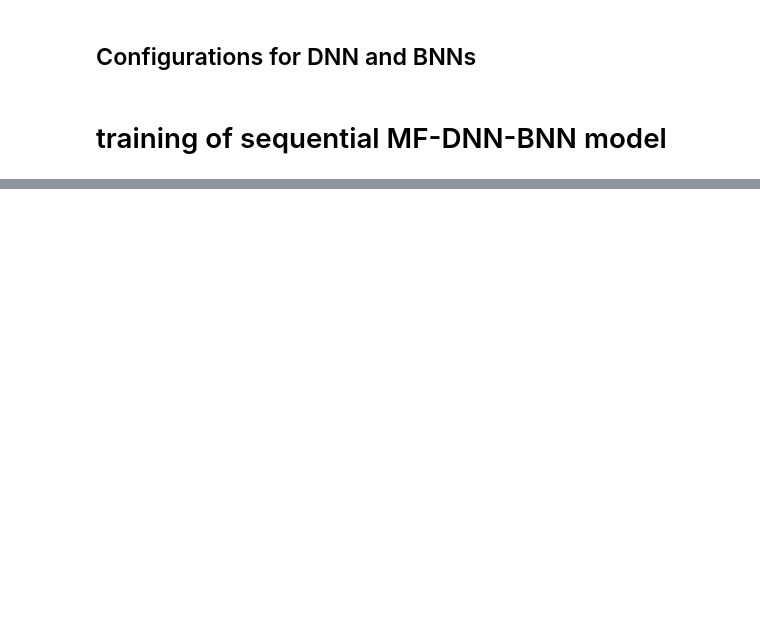
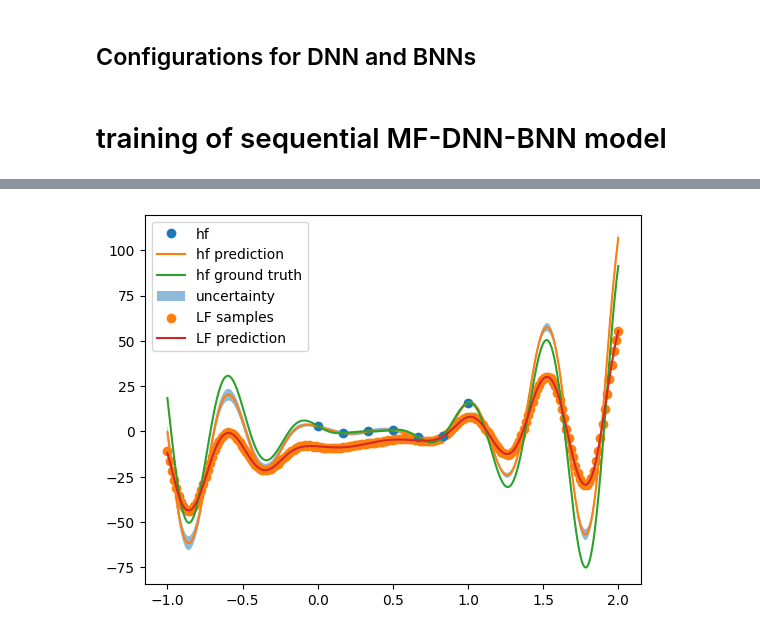
Before and after one commit to bessagroup/mfbml, a Jupyter notebook: studies/bnn_illustrative_examples/mf_dnn_bnn/mf_dnn_bnn_extrapolation.ipynb, the cells around one changed output, grey strips where cells are left out. Drawn from its saved outputs; the diff is of its cells as text; code cells hidden in the pictures; blank space fills up the shorter version.

```diff
--- a/studies/bnn_illustrative_examples/mf_dnn_bnn/mf_dnn_bnn_extrapolation.ipynb
+++ b/studies/bnn_illustrative_examples/mf_dnn_bnn/mf_dnn_bnn_extrapolation.ipynb
@@ -68,8 +114,8 @@ lf_configure = {
     "out_features": 1,
     "activation": "Tanh",
     "optimizer": "Adam",
-    "lr": 0.01,
-    "weight_decay": 0.001,
+    "lr": 0.001,
+    "weight_decay": 0.0001,
     "loss": "mse",
 }
 # create the configuration of the high-fidelity model
@@ -99,15 +145,15 @@ responses = {"lf": lf_responses, "hf": hf_responses}
 # lf train config
 lf_train_config = {
     "batch_size": None,
-    "num_epochs": 20000,
-    "print_iter": 100,
+    "num_epochs": 10000,
+    "print_iter": 1000,
     "data_split": True,
 }
 hf_train_config = {
-    "num_epochs": 5000,
+    "num_epochs": 10000,
     "sample_freq": 50,
     "print_info": True,
-    "burn_in_epochs": 500,
+    "burn_in_epochs": 100,
 }
 # %% [markdown]
 # training of sequential MF-DNN-BNN model
@@ -185,21 +250,13 @@ mfdnnbnn = MFDNNBNN(
     hf_configure=hf_parallel_configure,
     beta_optimize=False,
     beta_bounds=[-5, 5],
+    discrepancy_normalization="hf",
 )
 # define beta
-mfdnnbnn.beta = np.array([1.95, 2.06])
+mfdnnbnn.beta = np.array([mfrbfgpr.beta[0, 0], mfrbfgpr.beta[1, 0]])
 mfdnnbnn.train(
     samples=samples,
     responses=responses,
     lf_train_config=lf_train_config,
     hf_train_config=hf_train_config,
 )
-# predict the MFDNNBNN object
-(
-    y_proposed,
-    epistemic_proposed,
-    total_unc_proposed,
-    aleatoric_proposed,
-) = mfdnnbnn.predict(x=test_samples)
-# lf prediction
-lf_y_proposed = mfdnnbnn.predict_lf(test_samples)
@@ -206,2 +280,0 @@ lf_y_proposed = mfdnnbnn.predict_lf(test_samples)
-# %%
-mfdnnbnn.beta = np.array([1.95, 2.06])
@@ -208,23 +291,25 @@ mfdnnbnn.beta = np.array([1.95, 2.06])
 # %%
 # plot
 fig, ax = plt.subplots()
 ax.plot(hf_samples, hf_responses, "o", label="hf")
 ax.plot(test_samples.numpy(), y_proposed, label="hf prediction")
 ax.plot(
     test_samples.numpy(),
     test_hf_responses_noiseless.numpy(),
     label="hf ground truth",
 )
 ax.fill_between(
     test_samples.flatten().numpy(),
-    (y_proposed - 2 * total_unc_proposed).reshape(-1),
-    (y_proposed + 2 * total_unc_proposed).reshape(-1),
+    (y_proposed - 2 * epistemic_proposed).reshape(-1),
+    (y_proposed + 2 * epistemic_proposed).reshape(-1),
     alpha=0.5,
     label="uncertainty",
 )
 # plot lf samples
 ax.scatter(lf_samples, lf_responses, label="LF samples")
 ax.plot(test_samples.numpy(), lf_y_proposed.detach().numpy(),
         label="LF prediction")
 ax.legend()
 plt.show()
+# %% [output]
+[figure, added]
```
Also changed, not shown: parts of 13 cells of this notebook, 44 other files.
